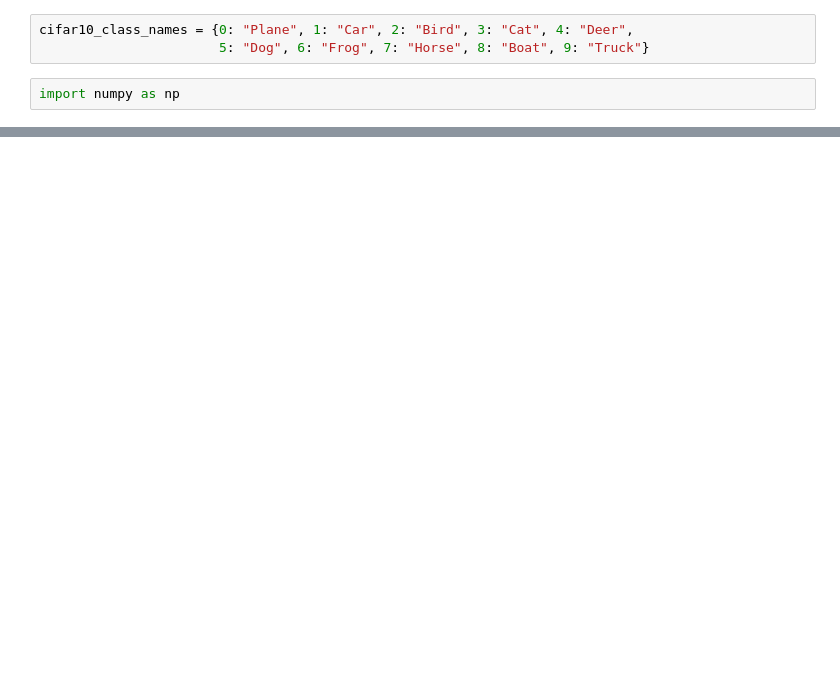
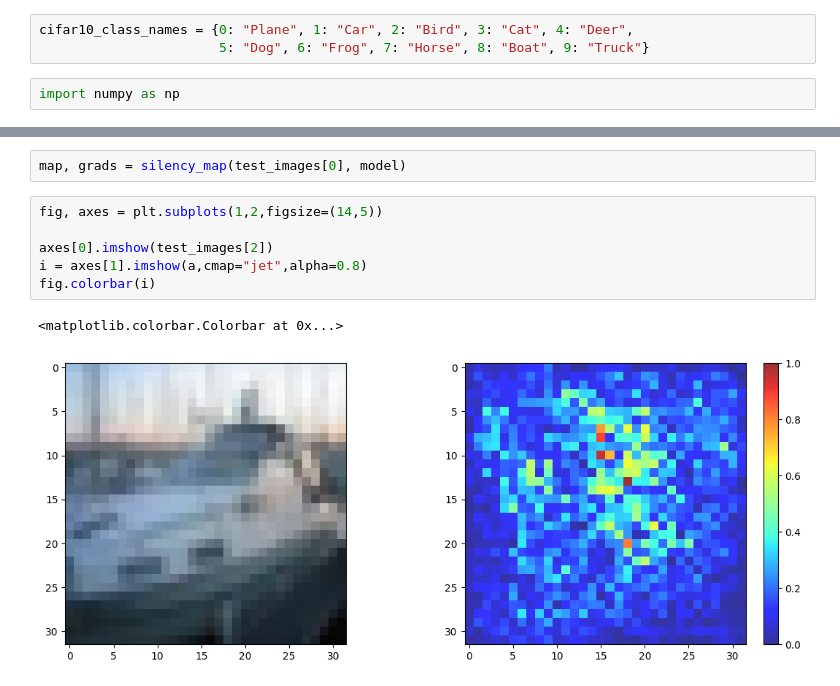
Before and after one commit to LM1997610/NeuralNetworks, a Jupyter notebook: HW_1_NN.ipynb, the cells around one changed output, grey strips where cells are left out. Cells and saved outputs as stored; diff of their text form; blank space fills up the shorter version.

```diff
--- a/HW_1_NN.ipynb
+++ b/HW_1_NN.ipynb
@@ -170,0 +162,11 @@ plt.show()
+# %%
+map, grads = silency_map(test_images[0], model)
+# %%
+fig, axes = plt.subplots(1,2,figsize=(14,5))
+
+axes[0].imshow(test_images[2])
+i = axes[1].imshow(a,cmap="jet",alpha=0.8)
+fig.colorbar(i)
+# %% [output]
+<matplotlib.colorbar.Colorbar at 0x...>
+[figure, added]
```
Also changed, not shown: parts of 20 cells of this notebook.
